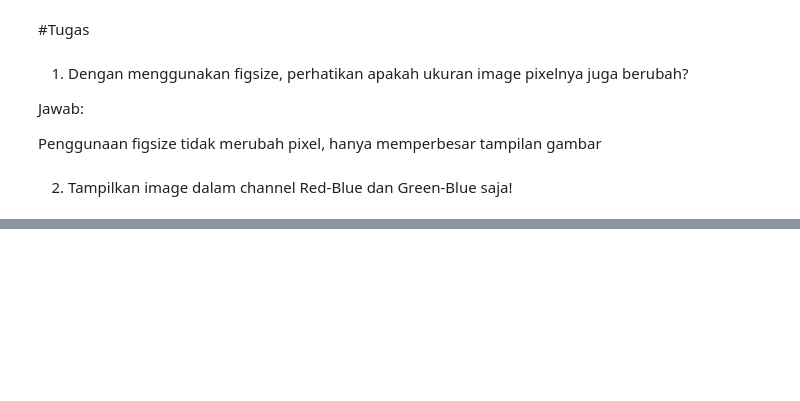
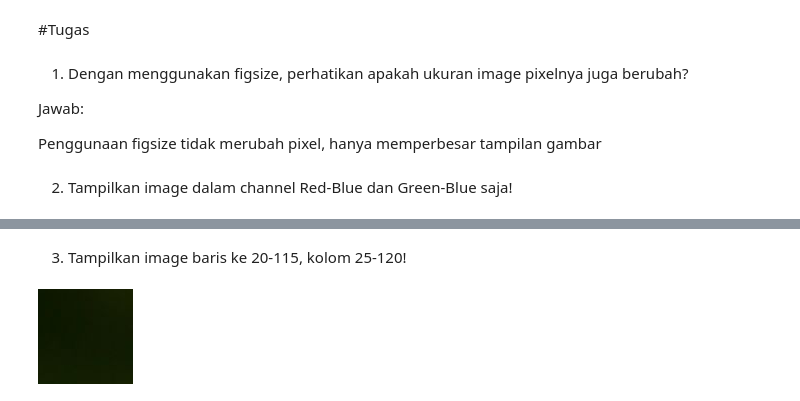
Before and after one commit to LeToyek/2141720085-pcvk-2023, a Jupyter notebook: Week02.ipynb, the cells around one changed output, grey strips where cells are left out. Saved outputs shown, nothing was run; the diff lists cells and outputs as text; code cells hidden in the pictures; blank space fills up the shorter version.

```diff
--- a/Week02.ipynb
+++ b/Week02.ipynb
@@ -175,0 +191,18 @@ cv2_imshow(img)
+# %% [markdown]
+3. Tampilkan image baris ke 20-115, kolom 25-120!
+# %%
+
+start_row = 20
+end_row = 115
+start_col = 25
+end_col = 120
+sel_img = img[start_row:end_row,start_col:end_col]
+
+cv2_imshow(sel_img)
+
+# for row in range(start_row, end_row + 1):
+#     for col in range(start_col, end_col + 1):
+#         pixel = img[row, col]
+#         cv2_imshow( pixel)
+# %% [output]
+[figure, added]
```
Also changed, not shown: parts of 17 cells of this notebook.
